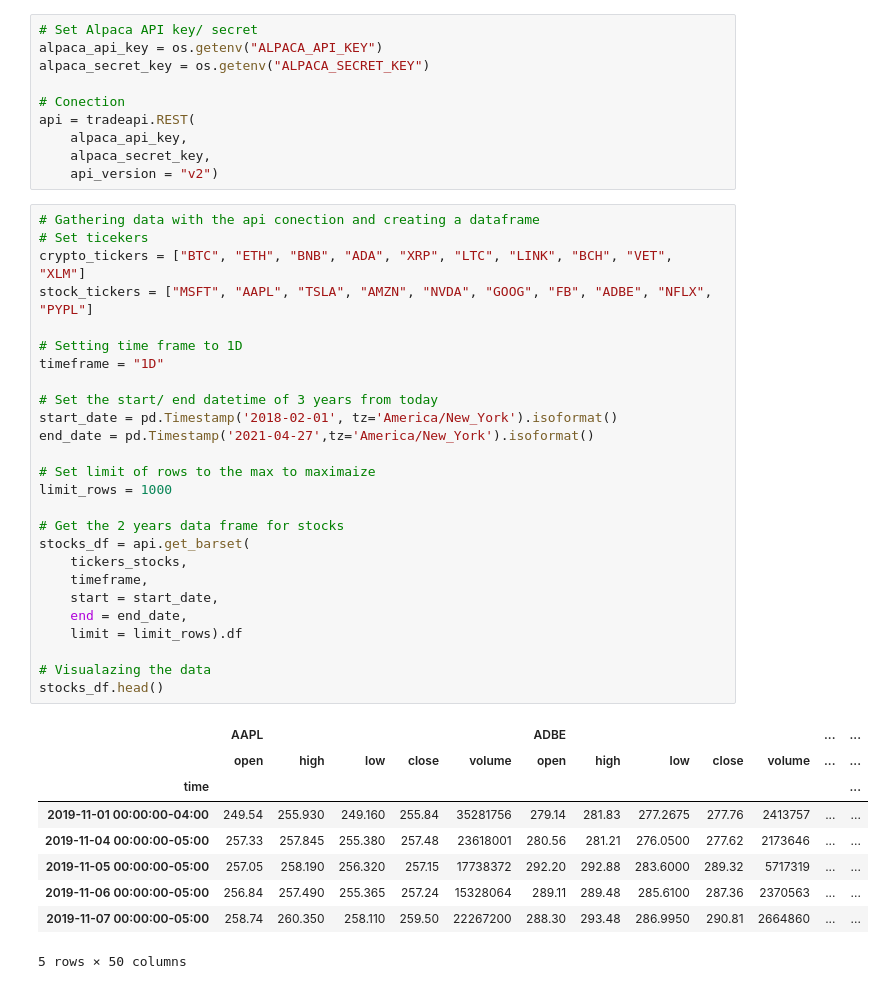
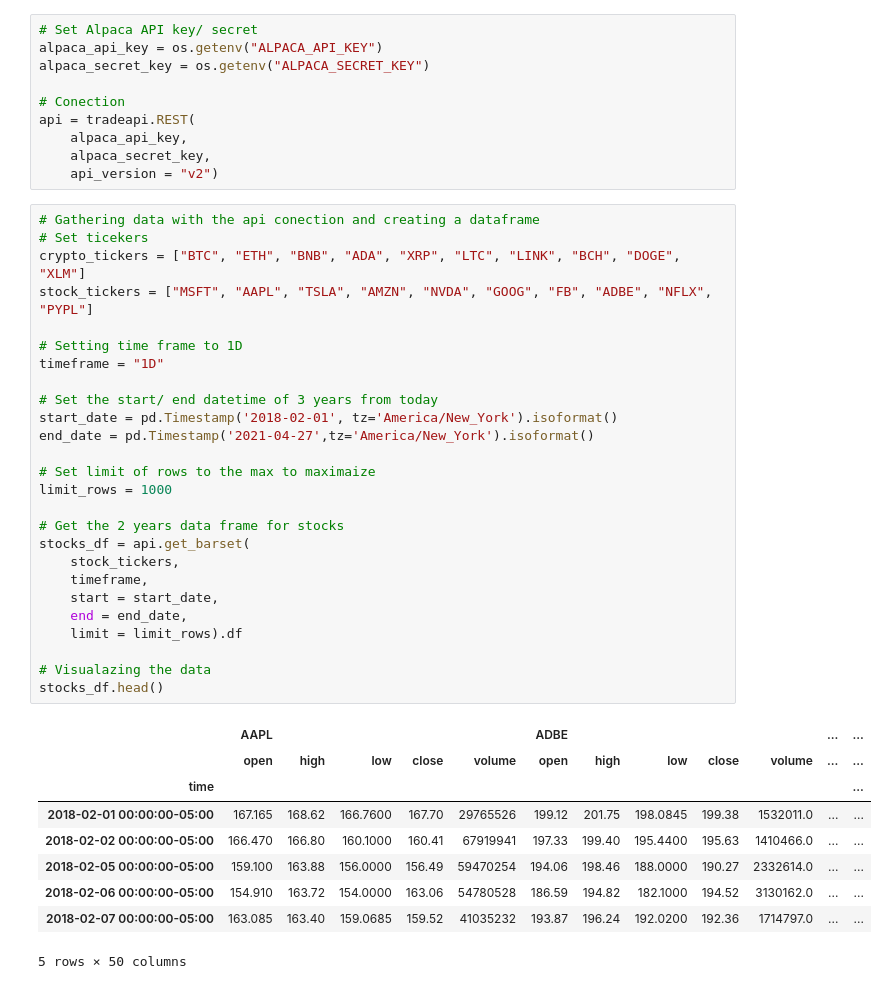
Before and after one commit to rulo96z/Crypto_Diversification_Analysis, a Jupyter notebook: project.ipynb, the cells around one changed output. Drawn from its saved outputs; the diff is of its cells as text.

```diff
--- a/project.ipynb
+++ b/project.ipynb
@@ -25,38 +25,38 @@ api = tradeapi.REST(
 # %%
 # Gathering data with the api conection and creating a dataframe
 # Set ticekers
-crypto_tickers = ["BTC", "ETH", "BNB", "ADA", "XRP", "LTC", "LINK", "BCH", "VET", "XLM"]
+crypto_tickers = ["BTC", "ETH", "BNB", "ADA", "XRP", "LTC", "LINK", "BCH", "DOGE", "XLM"]
 stock_tickers = ["MSFT", "AAPL", "TSLA", "AMZN", "NVDA", "GOOG", "FB", "ADBE", "NFLX", "PYPL"]
 
 # Setting time frame to 1D
 timeframe = "1D"
 
 # Set the start/ end datetime of 3 years from today
 start_date = pd.Timestamp('2018-02-01', tz='America/New_York').isoformat()
 end_date = pd.Timestamp('2021-04-27',tz='America/New_York').isoformat()
 
 # Set limit of rows to the max to maximaize
 limit_rows = 1000
 
 # Get the 2 years data frame for stocks
 stocks_df = api.get_barset(
-    tickers_stocks,
+    stock_tickers,
     timeframe,
     start = start_date,
     end = end_date,
     limit = limit_rows).df
 
 # Visualazing the data
 stocks_df.head()
 # %% [output]
 |  | AAPL |  |  |  |  | ADBE |  |  |  |  | ... | ... |
 |  | open | high | low | close | volume | open | high | low | close | volume | ... | ... |
 | time |  |  |  |  |  |  |  |  |  |  |  | ... |
-| 2019-11-01 00:00:00-04:00 | 249.54 | 255.930 | 249.160 | 255.84 | 35281756 | 279.14 | 281.83 | 277.2675 | 277.76 | 2413757 | ... | ... |
-| 2019-11-04 00:00:00-05:00 | 257.33 | 257.845 | 255.380 | 257.48 | 23618001 | 280.56 | 281.21 | 276.0500 | 277.62 | 2173646 | ... | ... |
-| 2019-11-05 00:00:00-05:00 | 257.05 | 258.190 | 256.320 | 257.15 | 17738372 | 292.20 | 292.88 | 283.6000 | 289.32 | 5717319 | ... | ... |
-| 2019-11-06 00:00:00-05:00 | 256.84 | 257.490 | 255.365 | 257.24 | 15328064 | 289.11 | 289.48 | 285.6100 | 287.36 | 2370563 | ... | ... |
-| 2019-11-07 00:00:00-05:00 | 258.74 | 260.350 | 258.110 | 259.50 | 22267200 | 288.30 | 293.48 | 286.9950 | 290.81 | 2664860 | ... | ... |
+| 2018-02-01 00:00:00-05:00 | 167.165 | 168.62 | 166.7600 | 167.70 | 29765526 | 199.12 | 201.75 | 198.0845 | 199.38 | 1532011.0 | ... | ... |
+| 2018-02-02 00:00:00-05:00 | 166.470 | 166.80 | 160.1000 | 160.41 | 67919941 | 197.33 | 199.40 | 195.4400 | 195.63 | 1410466.0 | ... | ... |
+| 2018-02-05 00:00:00-05:00 | 159.100 | 163.88 | 156.0000 | 156.49 | 59470254 | 194.06 | 198.46 | 188.0000 | 190.27 | 2332614.0 | ... | ... |
+| 2018-02-06 00:00:00-05:00 | 154.910 | 163.72 | 154.0000 | 163.06 | 54780528 | 186.59 | 194.82 | 182.1000 | 194.52 | 3130162.0 | ... | ... |
+| 2018-02-07 00:00:00-05:00 | 163.085 | 163.40 | 159.0685 | 159.52 | 41035232 | 193.87 | 196.24 | 192.0200 | 192.36 | 1714797.0 | ... | ... |
 5 rows × 50 columns
 # %%
 #Create for loop to read in Change % data and clean column of string values and convert to float /100
```
Also changed, not shown: parts of 9 cells of this notebook.
